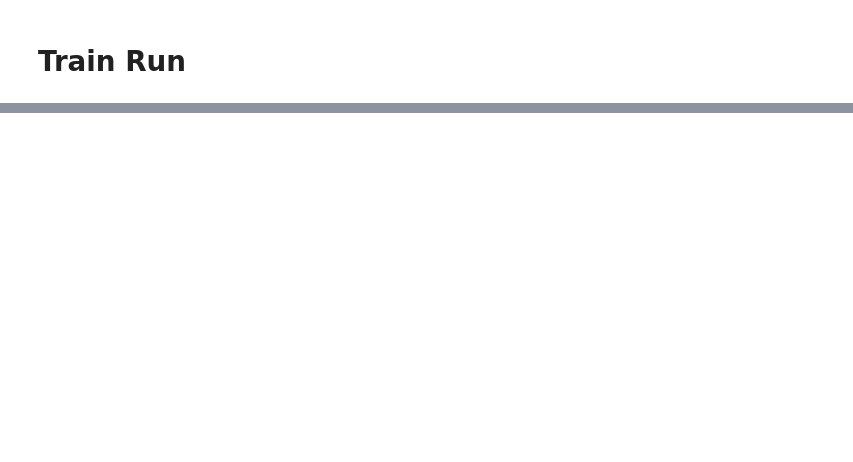
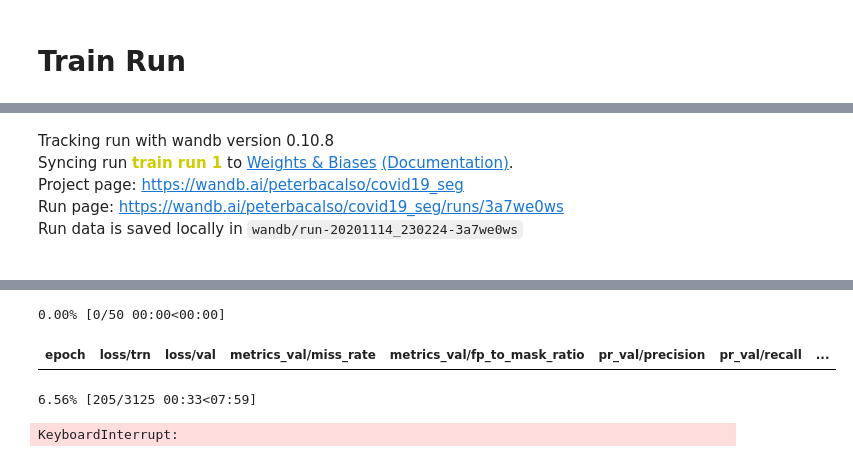
Before and after one commit to peterbacalso/covid_CT_lung_lesion_segmentation, a Jupyter notebook: experiments.ipynb, the cells around one changed output, grey strips where cells are left out. Drawn from its saved outputs; the diff is of its cells as text; code cells hidden in the pictures; blank space fills up the shorter version.

```diff
--- a/experiments.ipynb
+++ b/experiments.ipynb
@@ -172,0 +202,9 @@ Program ended successfully.
+# %%
+run('training.CovidSegmentationTrainingApp', f'--epochs={epochs}', f'--batch-size={batch_size}',
+    f'--ct-window={window}', '--augmented', f'--val-cadence={val_cadence}', f'--depth={unet_depth}',
+    '--width-irc', '7', f'{bbox_dim}', f'{bbox_dim}', f'--pad-type={pad_type}',
+    f'--steps-per-epoch={steps_per_epoch}', '--run-name=train run 1')
+
+# dummy run to finish wandb
+run('training.CovidSegmentationTrainingApp', '--epochs=0', '--run-name=to delete')
+# %% [output]
@@ -172,0 +220,5 @@ Program ended successfully.
+Tracking run with wandb version 0.10.8
+Syncing run train run 1 to Weights & Biases (Documentation).
+Project page: https://wandb.ai/peterbacalso/covid19_seg
+Run page: https://wandb.ai/peterbacalso/covid19_seg/runs/3a7we0ws
+Run data is saved locally in wandb/run-20201114_230224-3a7we0ws
@@ -172,0 +226,4 @@ Program ended successfully.
+0.00% [0/50 00:00<00:00]
+| epoch | loss/trn | loss/val | metrics_val/miss_rate | metrics_val/fp_to_mask_ratio | pr_val/precision | pr_val/recall | ... |
+6.56% [205/3125 00:33<07:59]
+KeyboardInterrupt:
```
Also changed, not shown: parts of 4 cells of this notebook, 2 other files.
